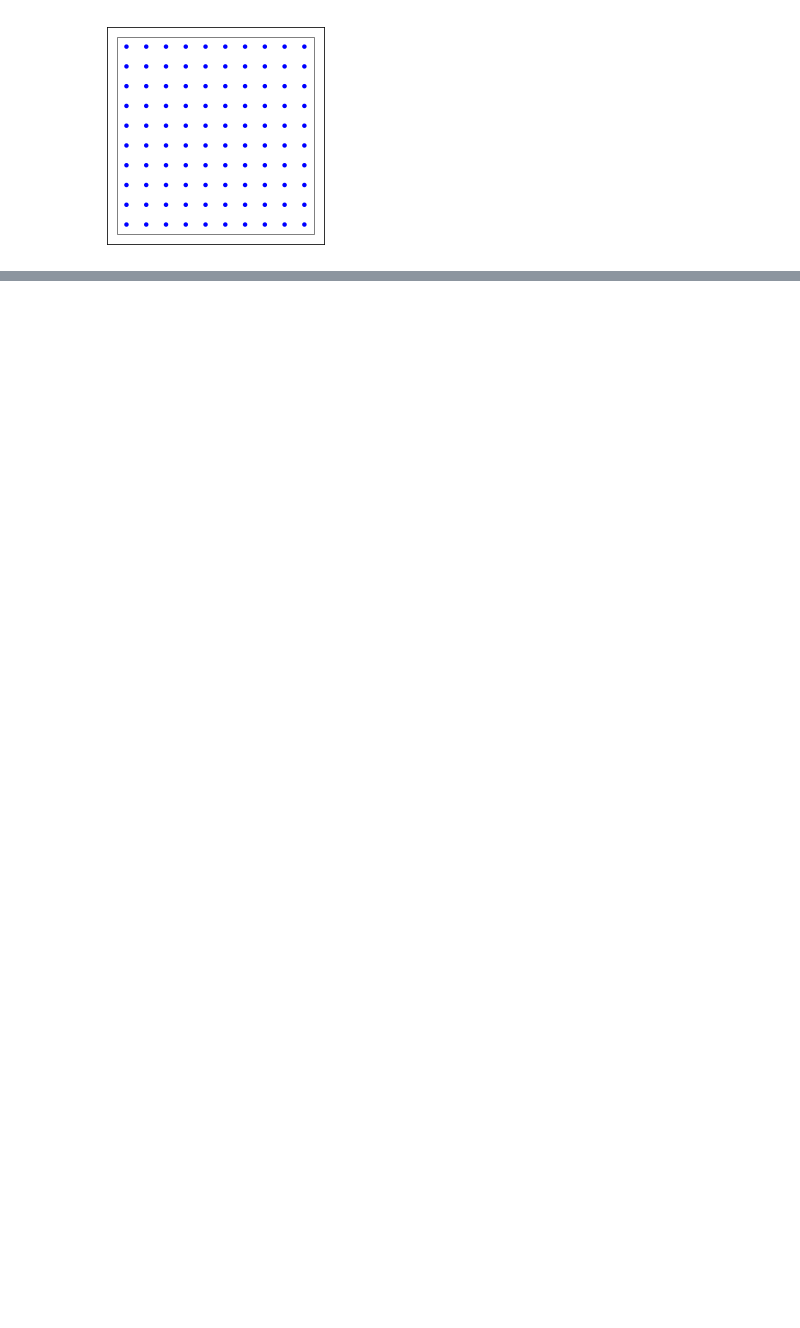
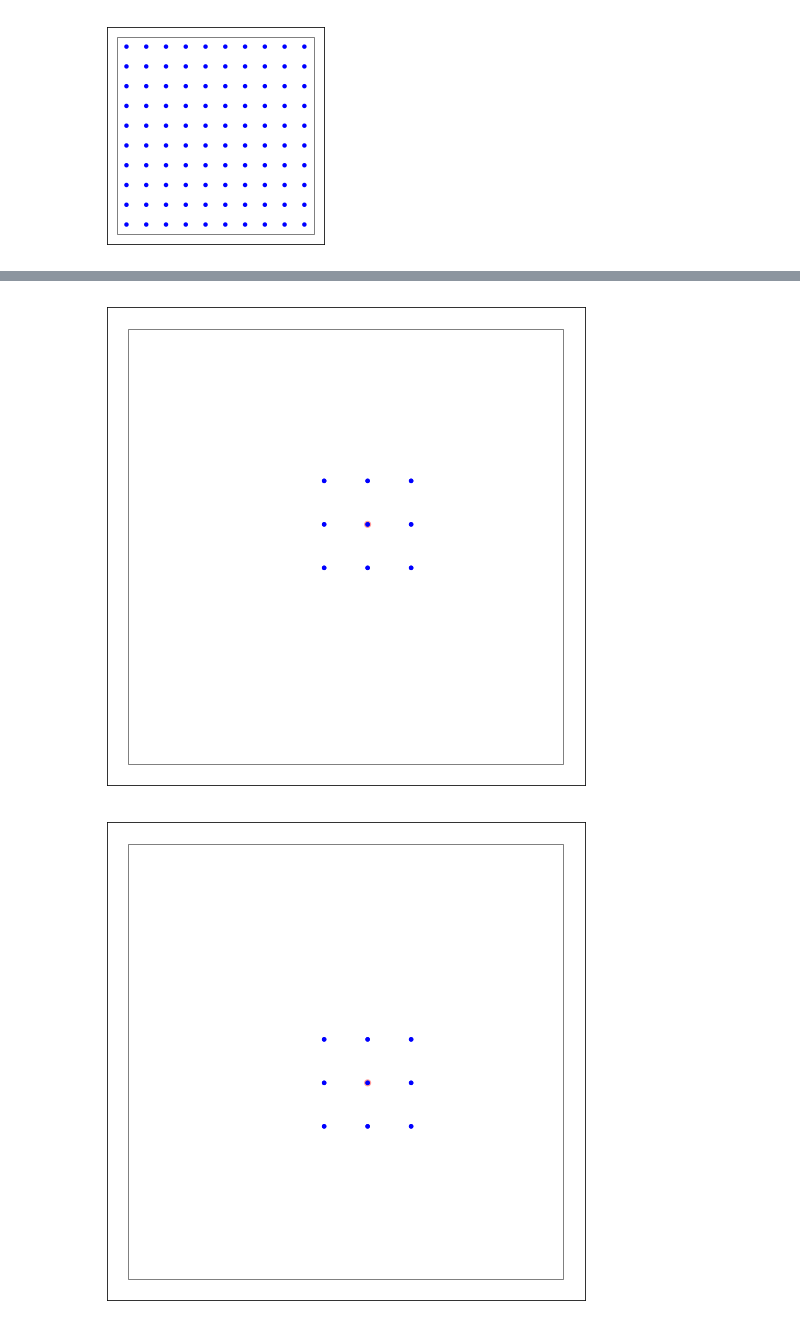
Before and after one commit to neuronstar/learn-nest-simulator, a Jupyter notebook: ipynb/connections.ipynb, the cells around one changed output, grey strips where cells are left out. Cells and saved outputs as stored; diff of their text form; code cells hidden in the pictures; blank space fills up the shorter version.

```diff
--- a/ipynb/connections.ipynb
+++ b/ipynb/connections.ipynb
@@ -28,0 +108,7 @@ GetNodes is deprecated and will be removed in NEST 3.0. Use GIDCollection instea
+# %%
+for i in [56, 57, 58]:
+    topp.PlotTargets([i], ex_layer)
+    plt.show()
+# %% [output]
+[figure, added]
+[figure, added]
```
Also changed, not shown: parts of 36 cells of this notebook.
